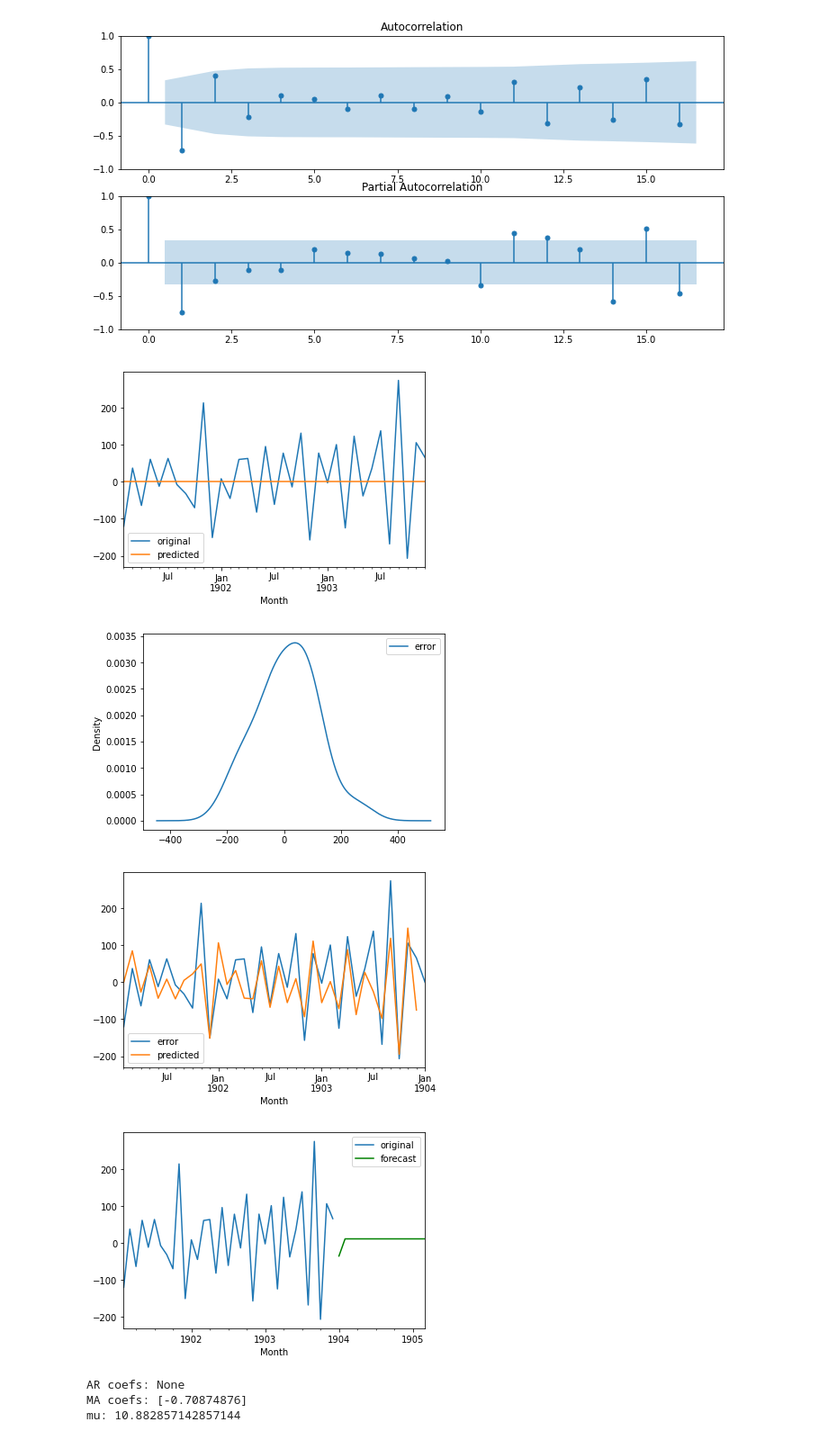
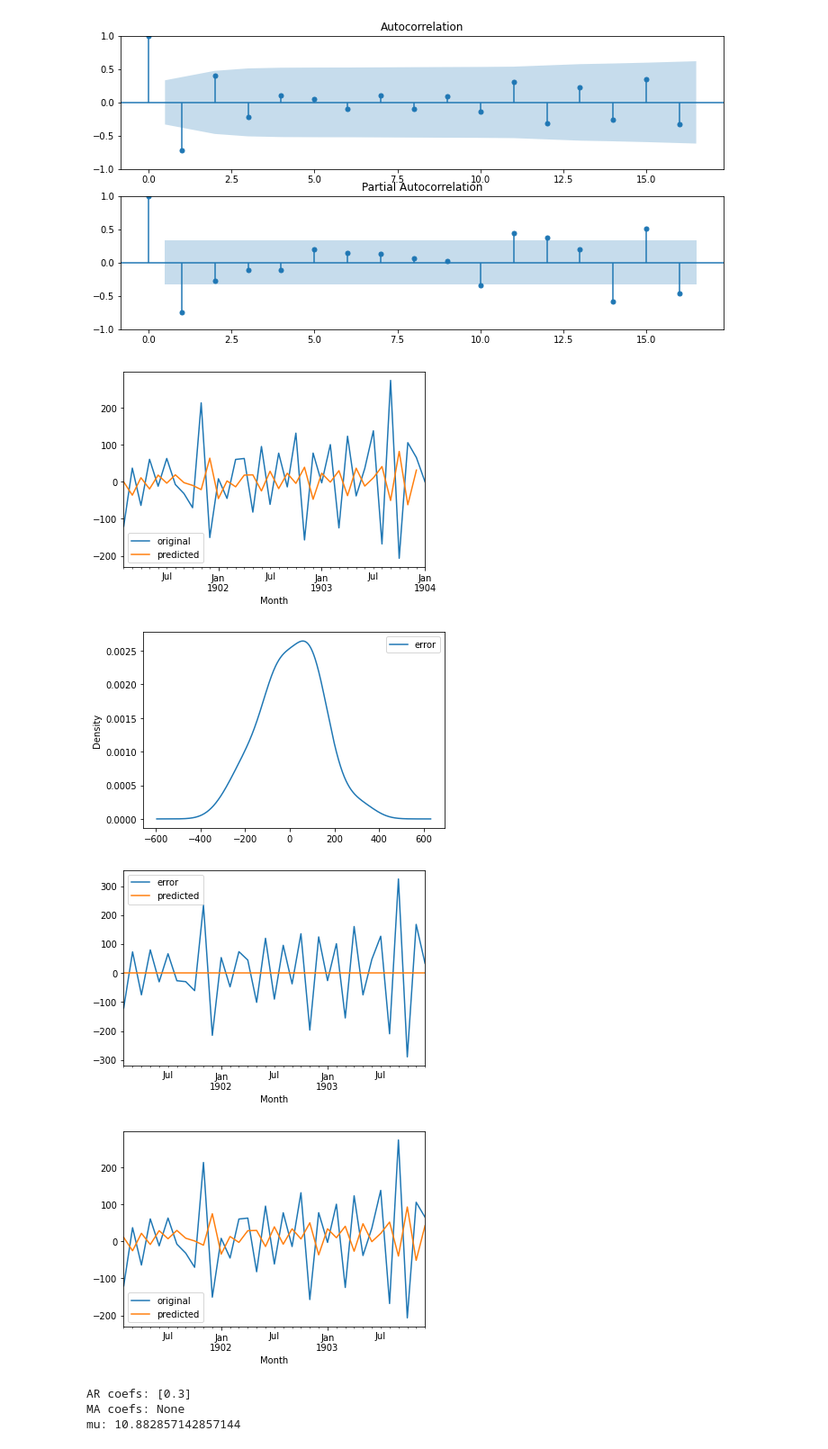
Before and after one commit to matt-juan23/time-series-forecasting, a Jupyter notebook: ARIMA.ipynb, the cells around one changed output. Shown at 90% size. Cells and saved outputs as stored; diff of their text form; code cells hidden in the pictures.

```diff
--- a/ARIMA.ipynb
+++ b/ARIMA.ipynb
@@ -271,17 +282,17 @@ plt.show()
 # %% [output]
 [figure]
 # %%
-res, ar_coefs, ma_coefs, ar, ma, mu = myARIMA(first.dropna(), 0,0,1)
+res, ar_coefs, ma_coefs, ar, ma, mu = myARIMA(first.dropna(), 1,0,0)
 print("AR coefs:", ar_coefs)
 print("MA coefs:", ma_coefs)
 print("mu:", mu)
 # %% [output]
-[figure, old version]
+[figure, new version]
-[figure, old version]
+[figure, new version]
-[figure, old version]
+[figure, new version]
-[figure, old version]
+[figure, new version]
-AR coefs: None
-MA coefs: [-0.70874876]
+AR coefs: [0.3]
+MA coefs: None
 mu: 10.882857142857144
 # %%
 from pmdarima import auto_arima
```
Also changed, not shown: parts of 6 cells of this notebook, 3 other files.
